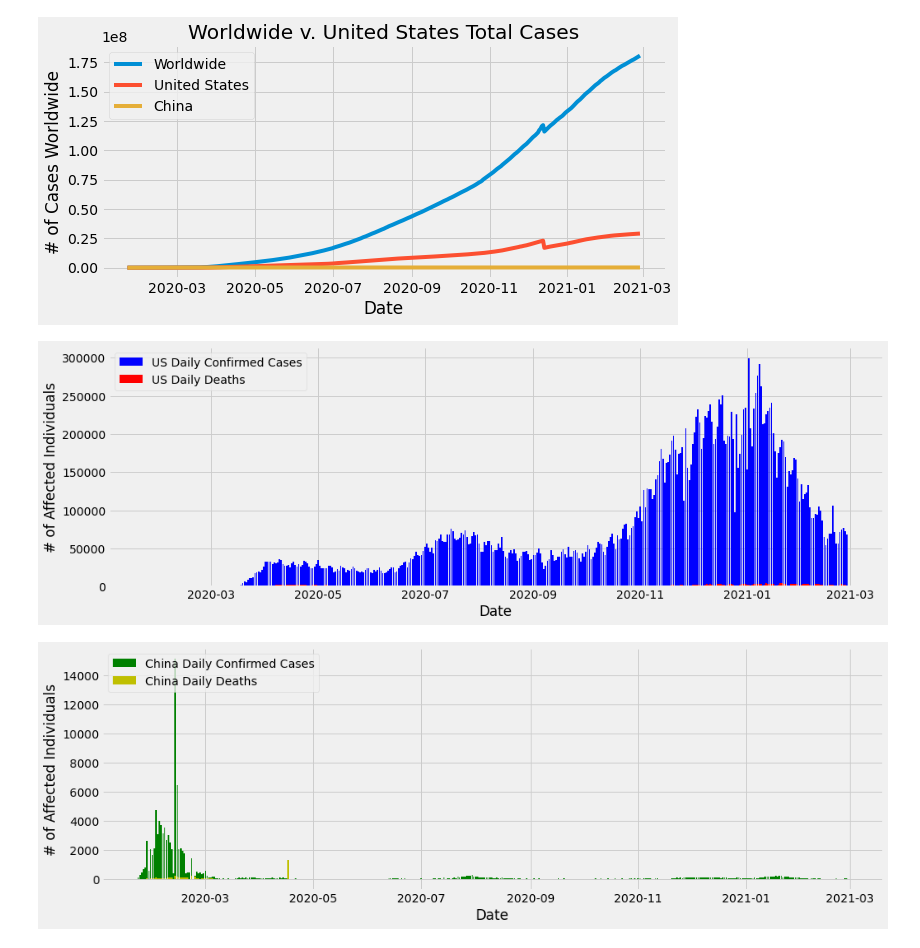
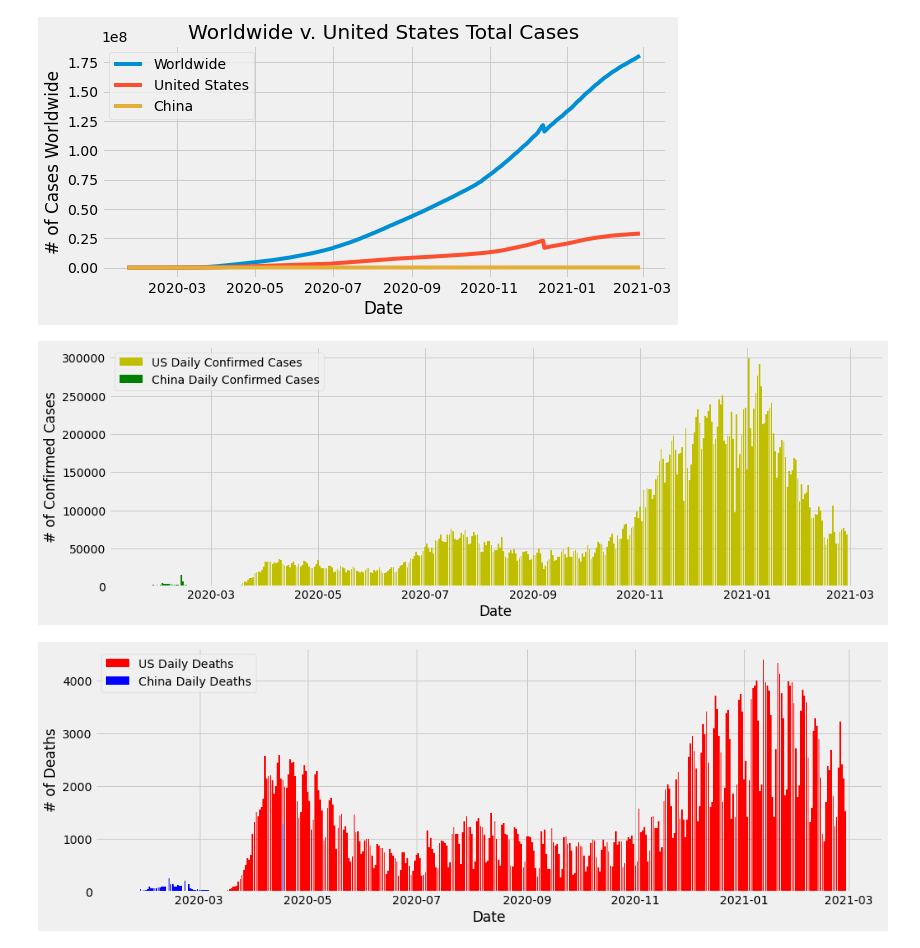
Before and after one commit to lilysashad/COVID-19-Data-Visualization, a Jupyter notebook: COVID-19 Visualization.ipynb, the cells around one changed output. Drawn from its saved outputs; the diff is of its cells as text; code cells hidden in the pictures.

```diff
--- a/COVID-19 Visualization.ipynb
+++ b/COVID-19 Visualization.ipynb
@@ -54,42 +54,44 @@ plt.show()
 # %% [output]
 [figure]
 # %%
-#Daily Cases and Deaths in US
+#Daily Confirmed Cases in the US and China
 
 #us_df = us_df.reset_index()
+#china_df = china_df.reset_index()
 us_df['Daily Confirmed'] = us_df['Confirmed'].sub(us_df['Confirmed'].shift())
-us_df['Daily Deaths'] = us_df['Deaths'].sub(us_df['Deaths'].shift())
+china_df['Daily Confirmed'] = china_df['Confirmed'].sub(china_df['Confirmed'].shift())
 
 fig = plt.figure(figsize = (15, 5))
 ax = fig.add_subplot(111)
 
-ax.bar(us_df['Date'], us_df['Daily Confirmed'], color = 'b', label = 'US Daily Confirmed Cases')
-ax.bar(us_df['Date'], us_df['Daily Deaths'], color = 'r', label = 'US Daily Deaths')
+ax.bar(us_df['Date'], us_df['Daily Confirmed'], color = 'y', label = 'US Daily Confirmed Cases')
+ax.bar(china_df['Date'], china_df['Daily Confirmed'], color = 'g', label = 'China Daily Confirmed Cases')
 ax.set_xlabel('Date')
-ax.set_ylabel('# of Affected Individuals')
-ax.title.set_text = ('US Daily Cases and Deaths')
+ax.set_ylabel('# of Confirmed Cases')
+ax.title.set_text = ('The US v. China Daily Cases')
 
 plt.legend(loc = 'upper left')
 plt.show()
 # %% [output]
-[figure, old version]
+[figure, new version]
 # %%
-#Daily Cases and Deaths in China
+#Daily Deaths in the US and China
 
 #china_df = china_df.reset_index()
-china_df['Daily Confirmed'] = china_df['Confirmed'].sub(china_df['Confirmed'].shift())
+#us_df= us_df.reset_index()
+us_df['Daily Deaths'] = us_df['Deaths'].sub(us_df['Deaths'].shift())
 china_df['Daily Deaths'] = china_df['Deaths'].sub(china_df['Deaths'].shift())
 
 fig = plt.figure(figsize = (15, 5))
 ax = fig.add_subplot(111)
 
-ax.bar(china_df['Date'], china_df['Daily Confirmed'], color = 'g', label = 'China Daily Confirmed Cases')
-ax.bar(china_df['Date'], china_df['Daily Deaths'], color = 'y', label = 'China Daily Deaths')
+ax.bar(us_df['Date'], us_df['Daily Deaths'], color = 'r', label = 'US Daily Deaths')
+ax.bar(china_df['Date'], china_df['Daily Deaths'], color = 'b', label = 'China Daily Deaths')
 ax.set_xlabel('Date')
-ax.set_ylabel('# of Affected Individuals')
-ax.title.set_text = ('China Daily Cases and Deaths')
+ax.set_ylabel('# of Deaths')
+ax.title.set_text = ('The US v. China Daily Deaths')
 
 plt.legend(loc = 'upper left')
 plt.show()
 # %% [output]
-[figure, old version]
+[figure, new version]
```
Also changed, not shown: 5 other files.
